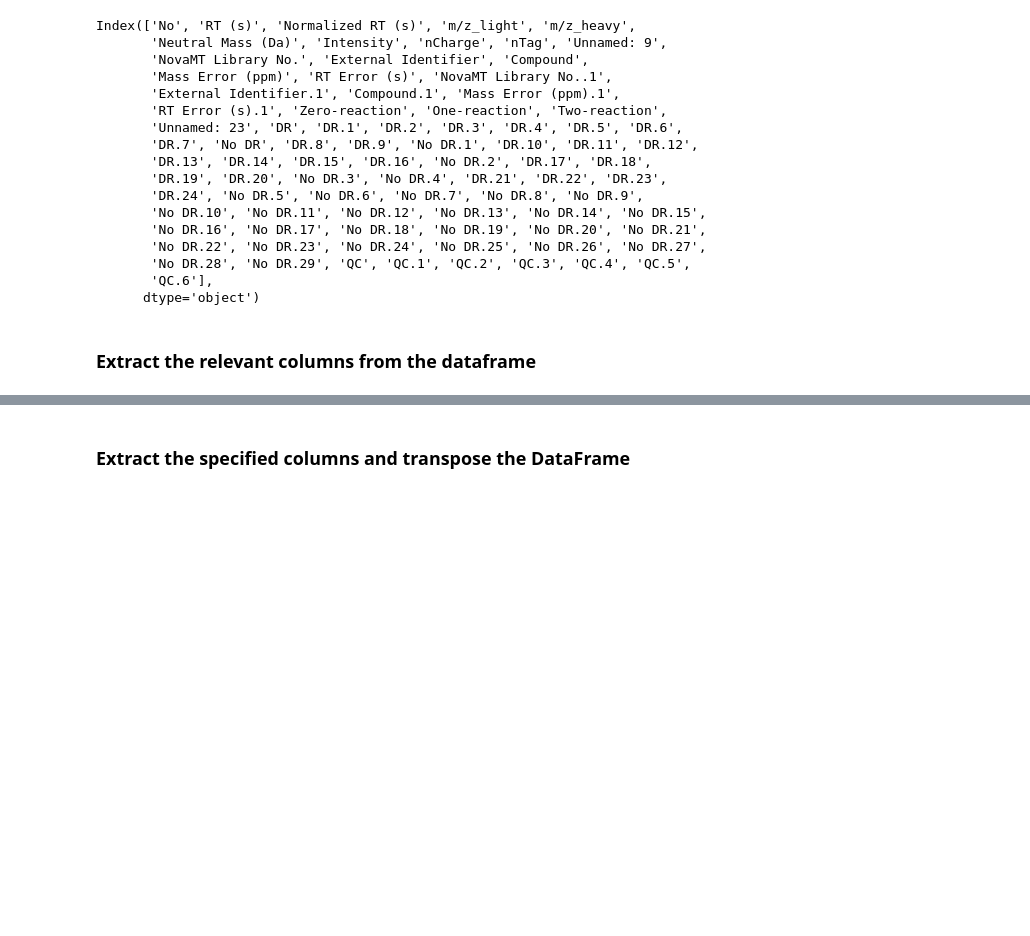
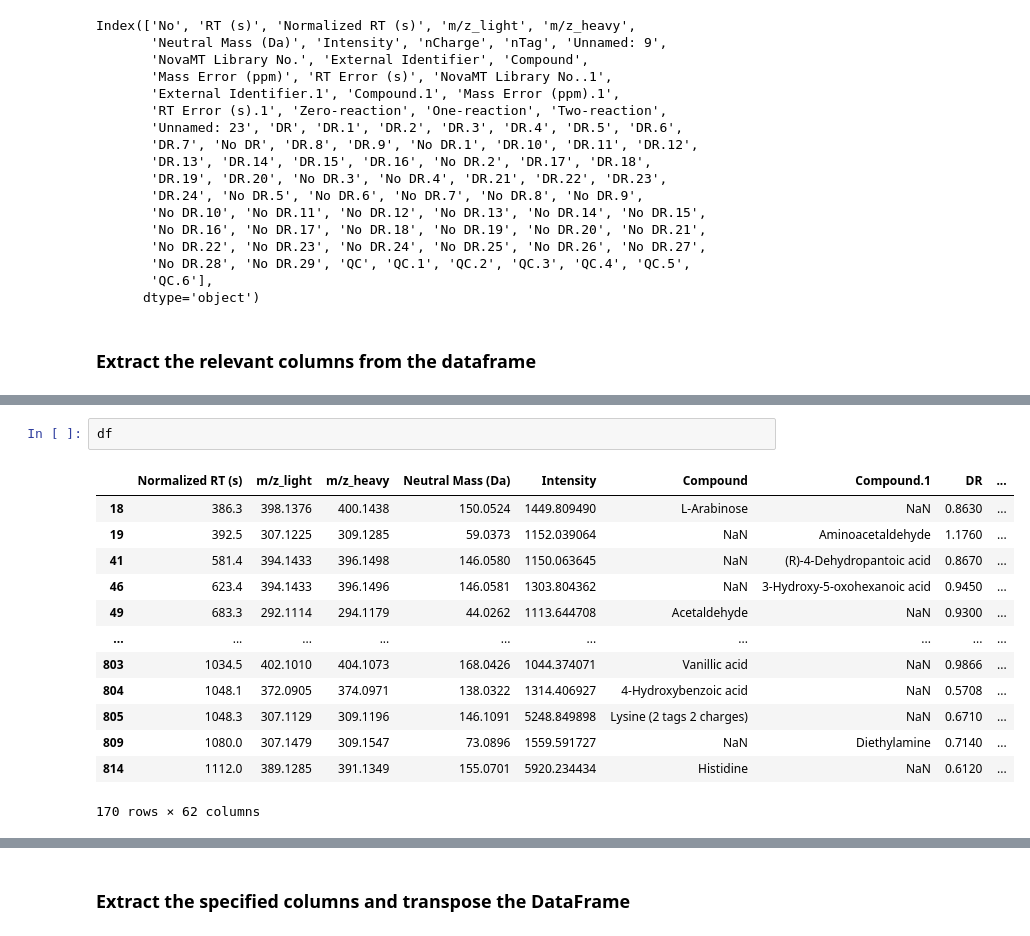
Before and after one commit to jamesleocodes/Diabetic_Retinopathy_ML, a Jupyter notebook: dR_ML.ipynb, the cells around one changed output, grey strips where cells are left out. Saved outputs shown, nothing was run; the diff lists cells and outputs as text; blank space fills up the shorter version.

```diff
--- a/dR_ML.ipynb
+++ b/dR_ML.ipynb
@@ -64,3 +64,19 @@ len(df['Compound.1'])
+# %%
+df
+# %% [output]
+|  | Normalized RT (s) | m/z_light | m/z_heavy | Neutral Mass (Da) | Intensity | Compound | Compound.1 | DR | ... |
+| 18 | 386.3 | 398.1376 | 400.1438 | 150.0524 | 1449.809490 | L-Arabinose | NaN | 0.8630 | ... |
+| 19 | 392.5 | 307.1225 | 309.1285 | 59.0373 | 1152.039064 | NaN | Aminoacetaldehyde | 1.1760 | ... |
+| 41 | 581.4 | 394.1433 | 396.1498 | 146.0580 | 1150.063645 | NaN | (R)-4-Dehydropantoic acid | 0.8670 | ... |
+| 46 | 623.4 | 394.1433 | 396.1496 | 146.0581 | 1303.804362 | NaN | 3-Hydroxy-5-oxohexanoic acid | 0.9450 | ... |
+| 49 | 683.3 | 292.1114 | 294.1179 | 44.0262 | 1113.644708 | Acetaldehyde | NaN | 0.9300 | ... |
+| ... | ... | ... | ... | ... | ... | ... | ... | ... | ... |
+| 803 | 1034.5 | 402.1010 | 404.1073 | 168.0426 | 1044.374071 | Vanillic acid | NaN | 0.9866 | ... |
+| 804 | 1048.1 | 372.0905 | 374.0971 | 138.0322 | 1314.406927 | 4-Hydroxybenzoic acid | NaN | 0.5708 | ... |
+| 805 | 1048.3 | 307.1129 | 309.1196 | 146.1091 | 5248.849898 | Lysine (2 tags 2 charges) | NaN | 0.6710 | ... |
+| 809 | 1080.0 | 307.1479 | 309.1547 | 73.0896 | 1559.591727 | NaN | Diethylamine | 0.7140 | ... |
+| 814 | 1112.0 | 389.1285 | 391.1349 | 155.0701 | 5920.234434 | Histidine | NaN | 0.6120 | ... |
+170 rows × 62 columns
 # %%
 len(df)
 # %% [output]
```
Also changed, not shown: parts of 5 cells of this notebook.
